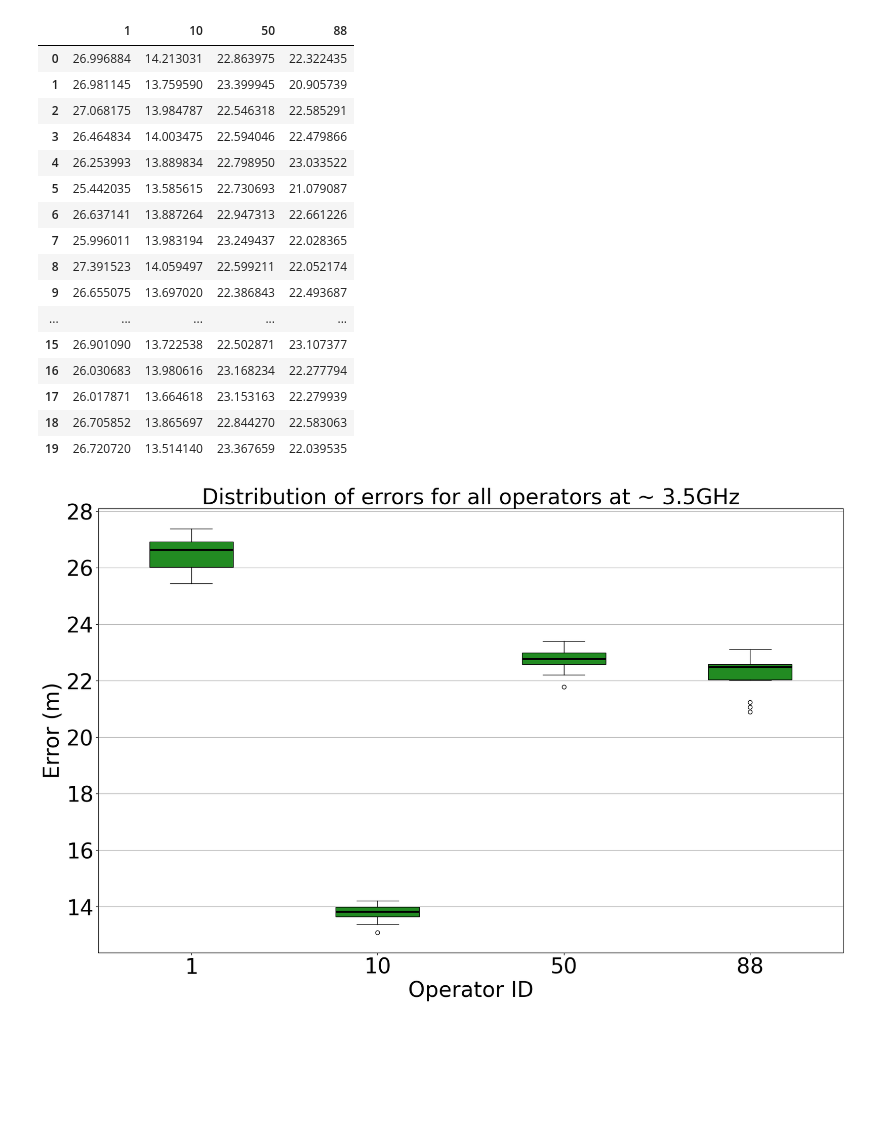
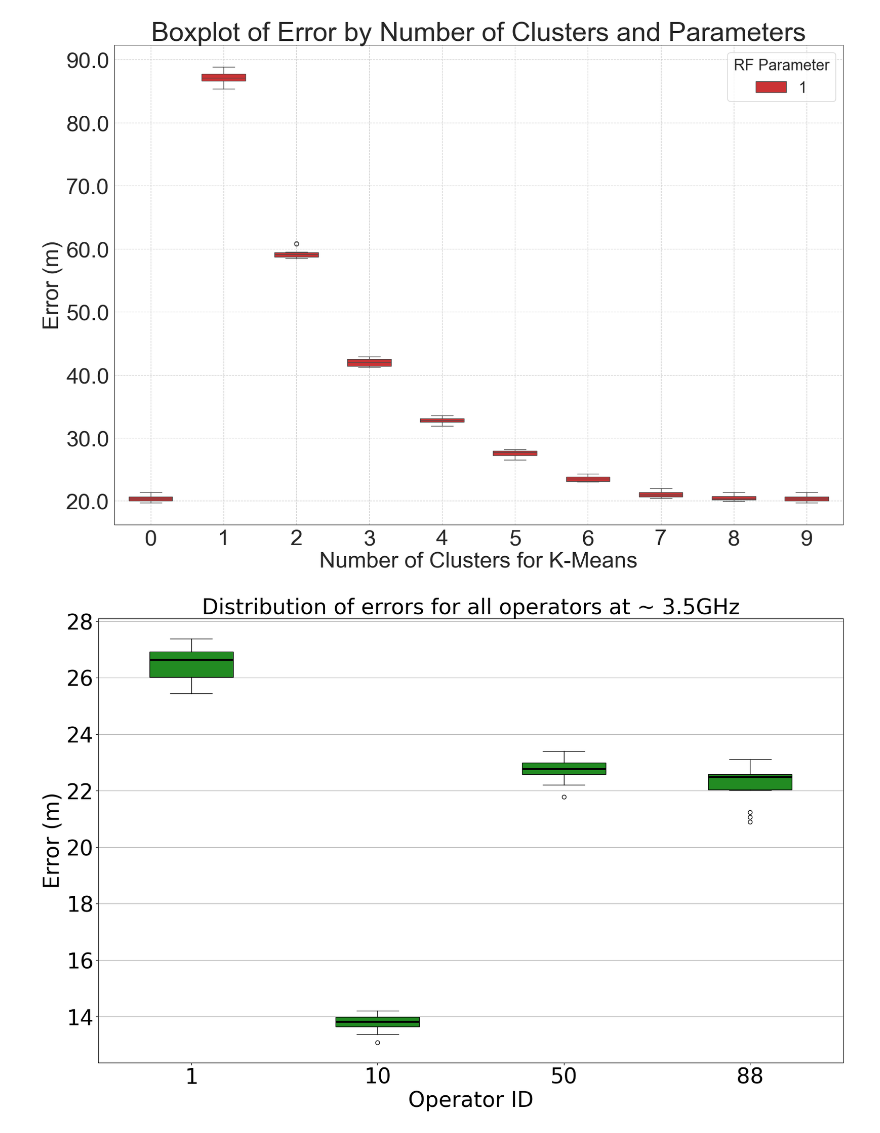
Before and after one commit to Andreas-Espelund/5G_localization, a Jupyter notebook: plotting/plot_operator.experiment.ipynb, the cells around one changed output. Cells and saved outputs as stored; diff of their text form; code cells hidden in the pictures; blank space fills up the shorter version.

```diff
--- a/plotting/plot_operator.experiment.ipynb
+++ b/plotting/plot_operator.experiment.ipynb
@@ -6,36 +6,51 @@ import pandas as pd
 
 # Plot the accuracy
 
-dir = '../data/results/experiments/operator_experiment_5'
+dir = '../data/results/experiments/operator_experiment_9'
 
-errors_df = pd.read_csv(os.path.join(dir, 'errors.csv')).drop(columns=['Unnamed: 0'])
-entries_df = pd.read_csv(os.path.join(dir, 'entries.csv')).drop(columns=['Unnamed: 0'])
-rps_df = pd.read_csv(os.path.join(dir, 'rps.csv')).drop(columns=['Unnamed: 0'])
+data_df = pd.read_csv(os.path.join(dir, 'results.csv')).drop(columns=['Unnamed: 0'])
 
 with open(os.path.join(dir, 'config.json')) as f:
     config = json.load(f)
 
 config
 
-errors_df
+data_df = data_df[data_df['n_best_beams'] < 10]
+data_df = data_df[data_df['operator'] == 1]
-# %% [output]
-|  | 1 | 10 | 50 | 88 |
-| 0 | 26.996884 | 14.213031 | 22.863975 | 22.322435 |
-| 1 | 26.981145 | 13.759590 | 23.399945 | 20.905739 |
-| 2 | 27.068175 | 13.984787 | 22.546318 | 22.585291 |
-| 3 | 26.464834 | 14.003475 | 22.594046 | 22.479866 |
-| 4 | 26.253993 | 13.889834 | 22.798950 | 23.033522 |
-| 5 | 25.442035 | 13.585615 | 22.730693 | 21.079087 |
-| 6 | 26.637141 | 13.887264 | 22.947313 | 22.661226 |
-| 7 | 25.996011 | 13.983194 | 23.249437 | 22.028365 |
-| 8 | 27.391523 | 14.059497 | 22.599211 | 22.052174 |
-| 9 | 26.655075 | 13.697020 | 22.386843 | 22.493687 |
-| ... | ... | ... | ... | ... |
-| 15 | 26.901090 | 13.722538 | 22.502871 | 23.107377 |
-| 16 | 26.030683 | 13.980616 | 23.168234 | 22.277794 |
-| 17 | 26.017871 | 13.664618 | 23.153163 | 22.279939 |
-| 18 | 26.705852 | 13.865697 | 22.844270 | 22.583063 |
-| 19 | 26.720720 | 13.514140 | 23.367659 | 22.039535 |
+# %%
+
+import seaborn as sns
+import matplotlib.pyplot as plt
+
+plt.rcParams.update({"font.size": 32})
+# Set the style to white background
+plt.figure(figsize=(17, 12))
+sns.set_style("white")
+
+sns.boxplot(x='n_best_beams', y='error', hue='operator', palette='Set1', data=data_df, width=0.6)
+
+plt.xlim(-0.5, len(data_df['n_best_beams'].unique()) - 0.5)
+
+# Add labels and title
+plt.xlabel('Number of Clusters for K-Means')
+plt.ylabel('Error (m)')
+plt.title('Boxplot of Error by Number of Clusters and Parameters')
+
+# Improve the legend
+plt.legend(title='RF Parameter', fontsize='22', loc='upper right', title_fontsize=22, ncol=2)
+
+# Remove grid or make it very subtle
+plt.grid(linestyle='--')
+
+from matplotlib.ticker import FormatStrFormatter
+
+plt.gca().yaxis.set_major_formatter(FormatStrFormatter('%.1f'))
+
+# Show the plot
+plt.tight_layout()
+plt.show()
+# %% [output]
+[figure, added]
 # %%
 from scripts.plotting import *
 
```
Also changed, not shown: 4 other files.
